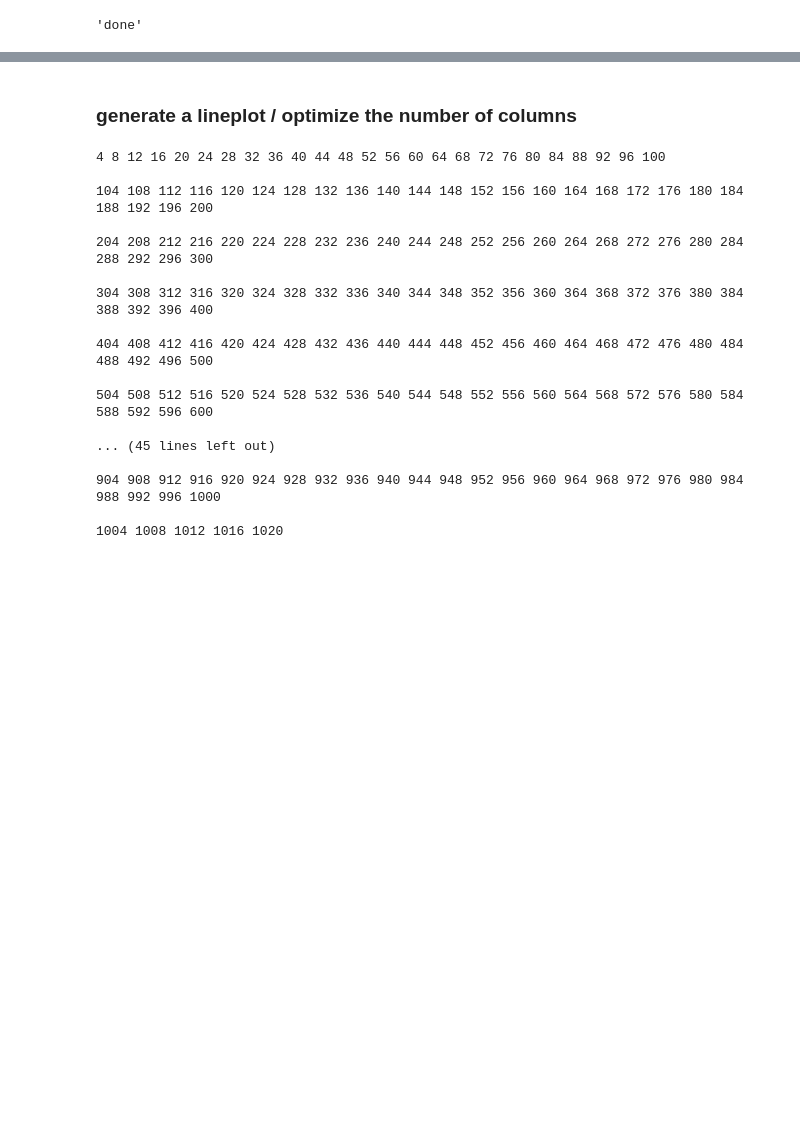
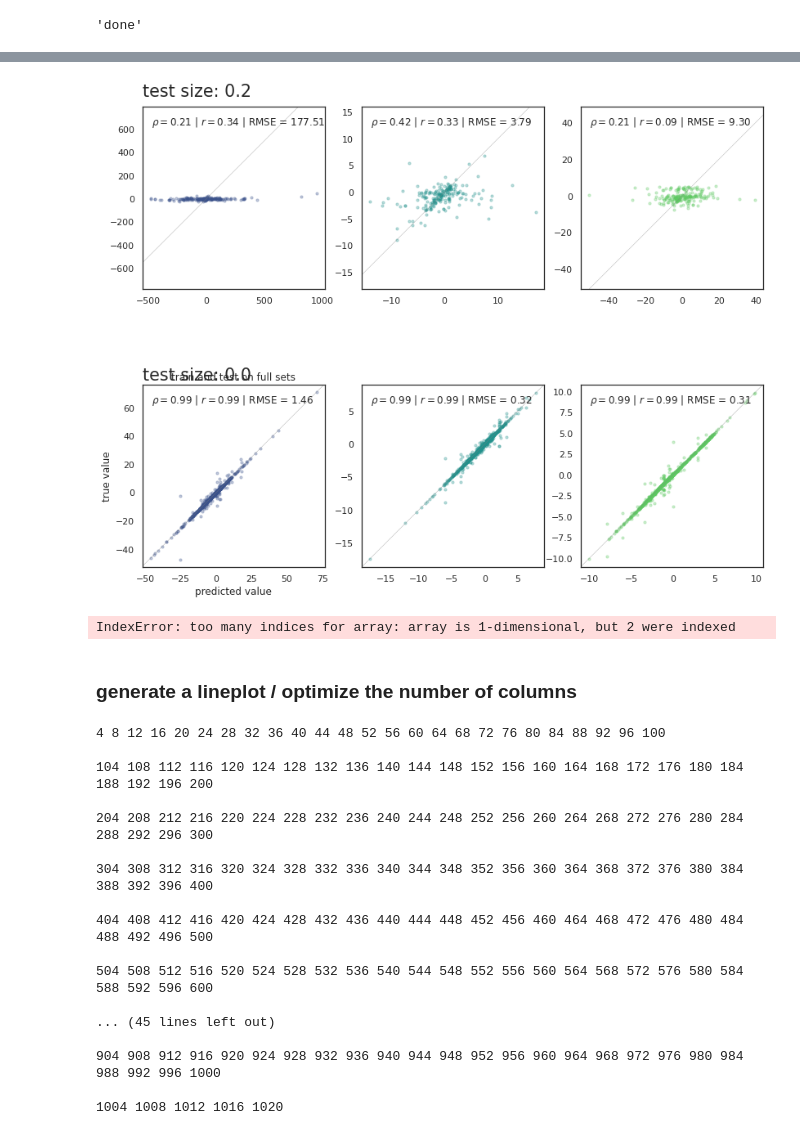
Before and after one commit to lkndl/mapra, a Jupyter notebook: mapra/7_simplify.ipynb, the cells around one changed output, grey strips where cells are left out. Saved outputs shown, nothing was run; the diff lists cells and outputs as text; code cells hidden in the pictures; blank space fills up the shorter version.

```diff
--- a/mapra/7_simplify.ipynb
+++ b/mapra/7_simplify.ipynb
@@ -161,6 +197,14 @@ ValueError: Given element not contained in the stack
+# %%
+axes[2, 0].set_title('train and test on full sets')
+fig
+# %% [output]
+[figure, added]
 # %%
 axes[2, 0].set_title('all 1024 columns', loc='left', fontsize='xx-large', pad=12)
-save(fig, f'linear_regr_{desc % param}_noaxes.png')
+# save(fig, f'linear_regr_{desc % param}_noaxes.png')
+fig
+# %% [output]
+IndexError: too many indices for array: array is 1-dimensional, but 2 were indexed
 # %% [markdown]
 ### generate a lineplot / optimize the number of columns
 # %%
```
Also changed, not shown: parts of 24 cells of this notebook, 5 other files.
